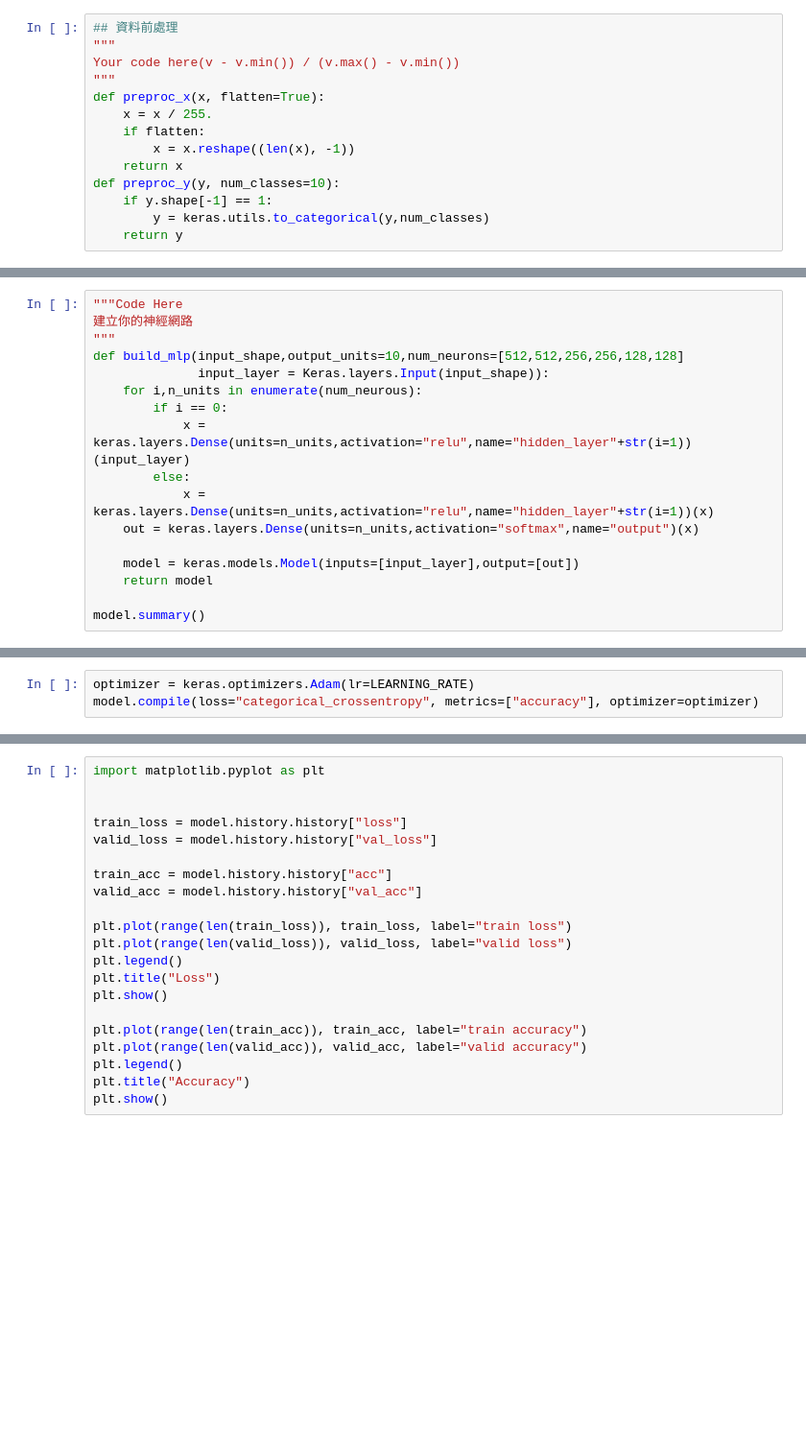
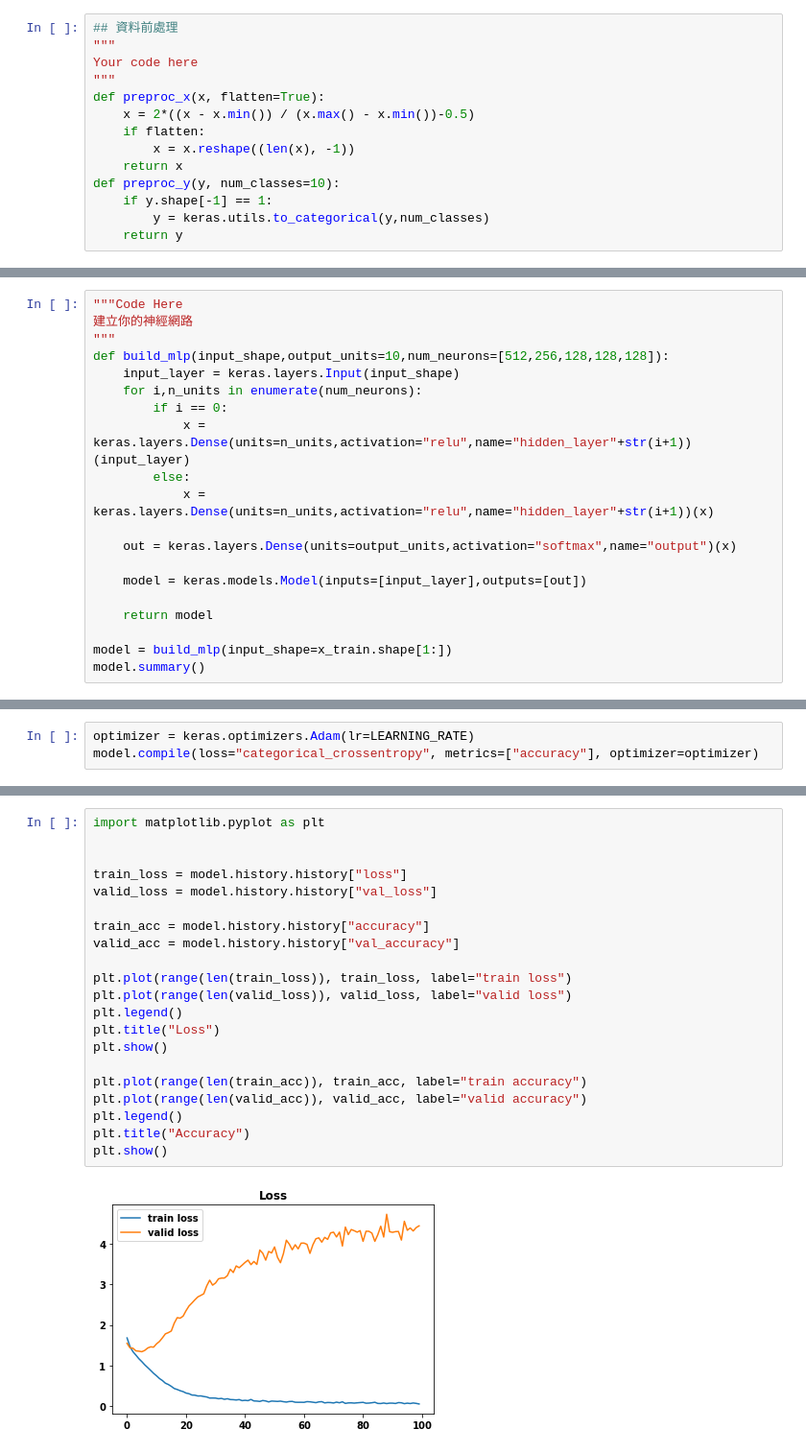
Before and after one commit to loe1616/Machine_operation, a Jupyter notebook: Day078/Day078_HW.ipynb, the cells around one changed output, grey strips where cells are left out. Shown: that part at 96% size. Saved outputs shown, nothing was run; the diff lists cells and outputs as text; blank space fills up the shorter version.

```diff
--- a/Day078/Day078_HW.ipynb
+++ b/Day078/Day078_HW.ipynb
@@ -22,10 +23,10 @@ train, test = keras.datasets.cifar10.load_data()
 # %%
 ## 資料前處理
 """
-Your code here(v - v.min()) / (v.max() - v.min())
+Your code here
 """
 def preproc_x(x, flatten=True):
-    x = x / 255.
+    x = 2*((x - x.min()) / (x.max() - x.min())-0.5)
     if flatten:
         x = x.reshape((len(x), -1))
     return x
@@ -48,17 +49,20 @@ y_test = preproc_y(y_test)
 """Code Here
 建立你的神經網路
 """
-def build_mlp(input_shape,output_units=10,num_neurons=[512,512,256,256,128,128]
-              input_layer = Keras.layers.Input(input_shape)):
-    for i,n_units in enumerate(num_neurous):
+def build_mlp(input_shape,output_units=10,num_neurons=[512,256,128,128,128]):
+    input_layer = keras.layers.Input(input_shape)
+    for i,n_units in enumerate(num_neurons):
         if i == 0:
-            x = keras.layers.Dense(units=n_units,activation="relu",name="hidden_layer"+str(i=1))(input_layer)
+            x = keras.layers.Dense(units=n_units,activation="relu",name="hidden_layer"+str(i+1))(input_layer)
         else:
-            x = keras.layers.Dense(units=n_units,activation="relu",name="hidden_layer"+str(i=1))(x)
-    out = keras.layers.Dense(units=n_units,activation="softmax",name="output")(x)
+            x = keras.layers.Dense(units=n_units,activation="relu",name="hidden_layer"+str(i+1))(x)
 
-    model = keras.models.Model(inputs=[input_layer],output=[out])
+    out = keras.layers.Dense(units=output_units,activation="softmax",name="output")(x)
+
+    model = keras.models.Model(inputs=[input_layer],outputs=[out])
+
     return model
 
+model = build_mlp(input_shape=x_train.shape[1:])
 model.summary()
 # %% [output]
@@ -80,21 +119,23 @@ model.fit(x_train, y_train,
 # %%
 import matplotlib.pyplot as plt
 
 
 train_loss = model.history.history["loss"]
 valid_loss = model.history.history["val_loss"]
 
-train_acc = model.history.history["acc"]
-valid_acc = model.history.history["val_acc"]
+train_acc = model.history.history["accuracy"]
+valid_acc = model.history.history["val_accuracy"]
 
 plt.plot(range(len(train_loss)), train_loss, label="train loss")
 plt.plot(range(len(valid_loss)), valid_loss, label="valid loss")
 plt.legend()
 plt.title("Loss")
 plt.show()
 
 plt.plot(range(len(train_acc)), train_acc, label="train accuracy")
 plt.plot(range(len(valid_acc)), valid_acc, label="valid accuracy")
 plt.legend()
 plt.title("Accuracy")
 plt.show()
+# %% [output]
+[figure, added]
```
Also changed, not shown: parts of 5 cells of this notebook.
